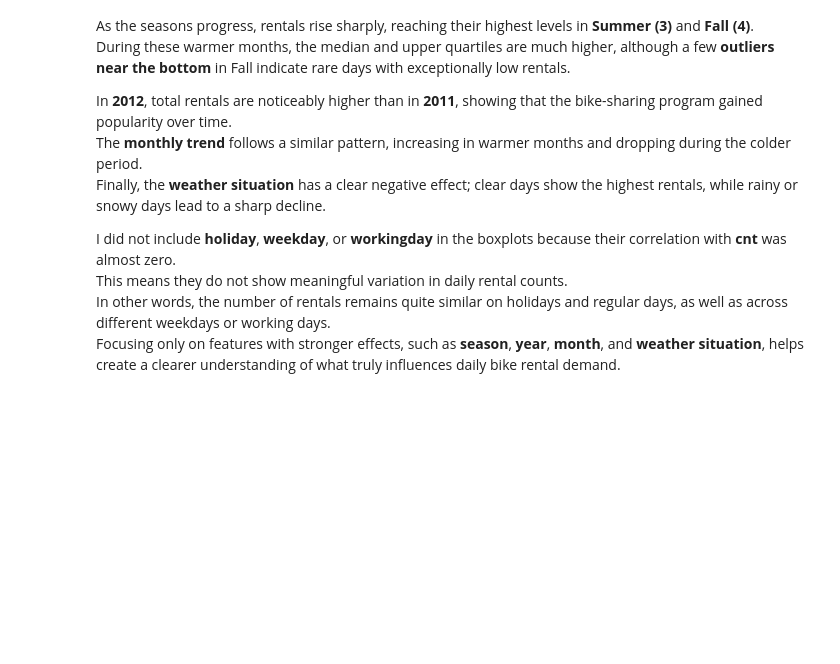
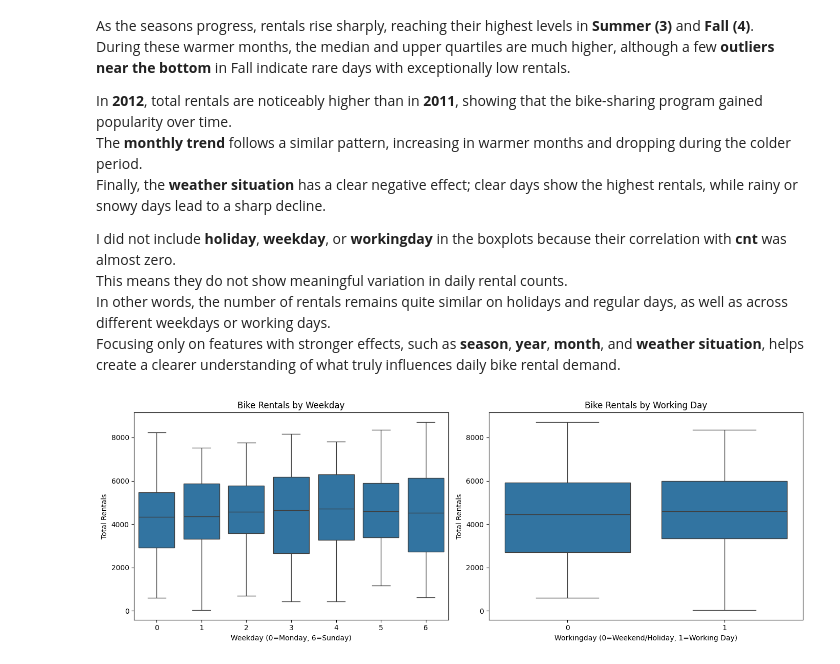
Before and after one commit to fatihkoran1/Bike-Rental-Predictor, a Jupyter notebook: DAIA/01_bike_rental_data_provisioning.ipynb, the cells around one changed output. Cells and saved outputs as stored; diff of their text form; code cells hidden in the pictures; blank space fills up the shorter version.

```diff
--- a/DAIA/01_bike_rental_data_provisioning.ipynb
+++ b/DAIA/01_bike_rental_data_provisioning.ipynb
@@ -272,3 +287,27 @@ I did not include **holiday**, **weekday**, or **workingday** in the boxplots be
 This means they do not show meaningful variation in daily rental counts.
 In other words, the number of rentals remains quite similar on holidays and regular days, as well as across different weekdays or working days.
 Focusing only on features with stronger effects, such as **season**, **year**, **month**, and **weather situation**, helps create a clearer understanding of what truly influences daily bike rental demand.
+# %%
+#Here is weekday and workingday as an example
+
+df_viz = df_corr.copy()
+
+# Set up subplots
+fig, axes = plt.subplots(1, 2, figsize=(14, 5))
+
+# Boxplot: rentals by weekday
+sns.boxplot(data=df_viz, x="weekday", y="cnt", ax=axes[0])
+axes[0].set_title("Bike Rentals by Weekday")
+axes[0].set_xlabel("Weekday (0=Monday, 6=Sunday)")
+axes[0].set_ylabel("Total Rentals")
+
+# Boxplot: rentals by workingday
+sns.boxplot(data=df_viz, x="workingday", y="cnt", ax=axes[1])
+axes[1].set_title("Bike Rentals by Working Day")
+axes[1].set_xlabel("Workingday (0=Weekend/Holiday, 1=Working Day)")
+axes[1].set_ylabel("Total Rentals")
+
+plt.tight_layout()
+plt.show()
+# %% [output]
+[figure, added]
```
Also changed, not shown: parts of 24 cells of this notebook, 3 other files.
